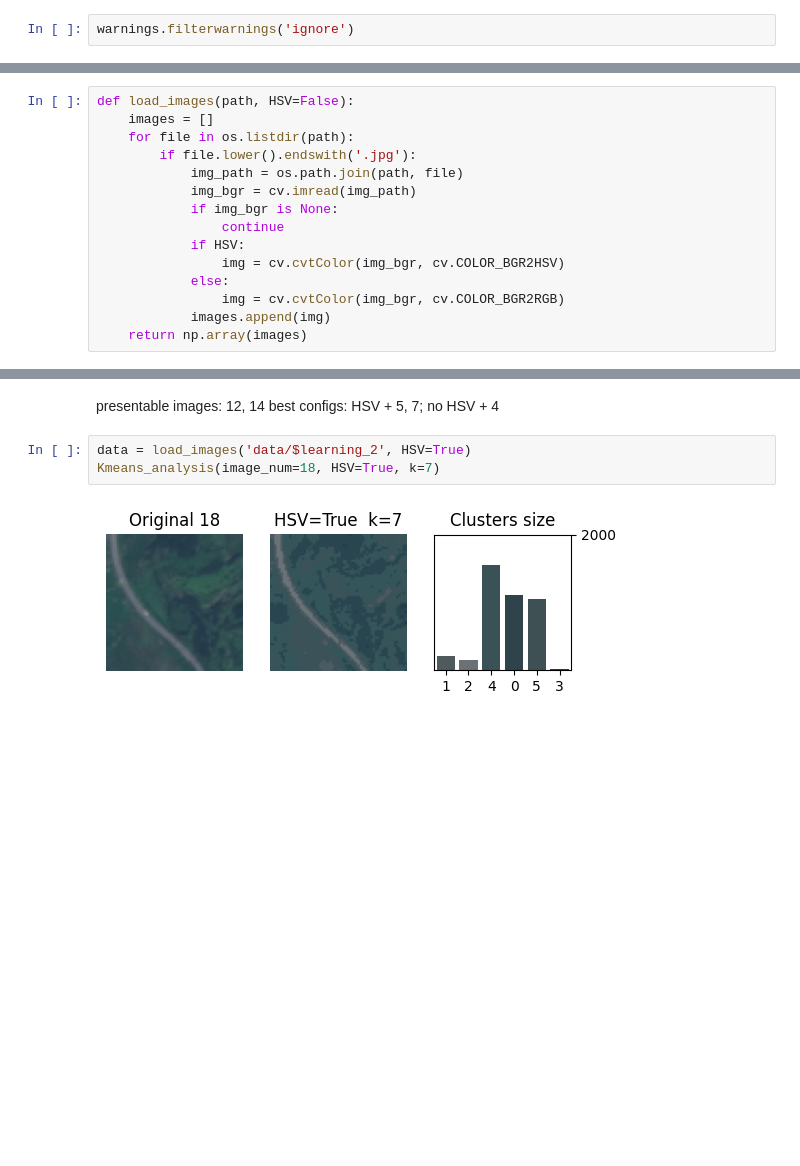
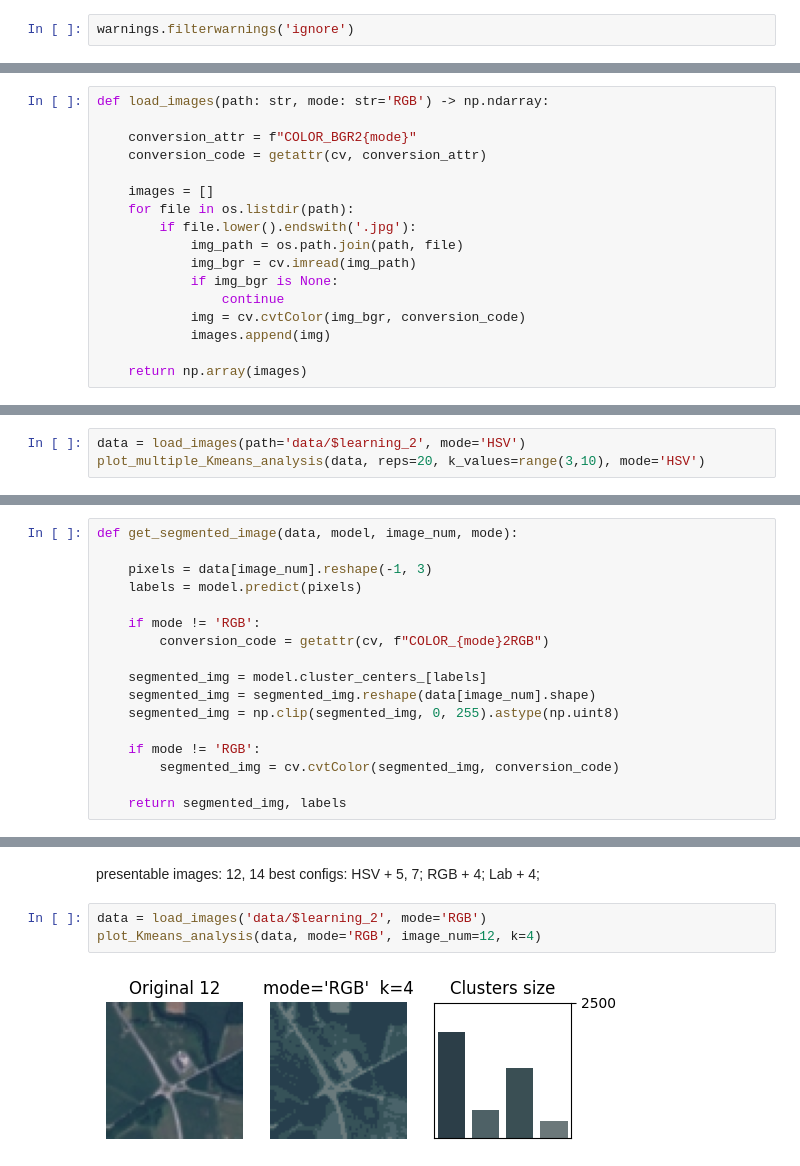
Before and after one commit to Toasunzce/satellite-image-segmentation, a Jupyter notebook: testing.ipynb, the cells around one changed output, grey strips where cells are left out. Cells and saved outputs as stored; diff of their text form; blank space fills up the shorter version.

```diff
--- a/testing.ipynb
+++ b/testing.ipynb
@@ -20,5 +19,9 @@ warnings.filterwarnings('ignore')
 # %%
-def load_images(path, HSV=False):
+def load_images(path: str, mode: str='RGB') -> np.ndarray:
+
+    conversion_attr = f"COLOR_BGR2{mode}"
+    conversion_code = getattr(cv, conversion_attr)
+
     images = []
     for file in os.listdir(path):
         if file.lower().endswith('.jpg'):
@@ -26,9 +29,7 @@ def load_images(path, HSV=False):
             img_bgr = cv.imread(img_path)
             if img_bgr is None:
                 continue
-            if HSV:
-                img = cv.cvtColor(img_bgr, cv.COLOR_BGR2HSV)
-            else:
-                img = cv.cvtColor(img_bgr, cv.COLOR_BGR2RGB)
+            img = cv.cvtColor(img_bgr, conversion_code)
             images.append(img)
+
     return np.array(images)
@@ -89,0 +87,3 @@ plt.tight_layout()
+# %%
+data = load_images(path='data/$learning_2', mode='HSV')
+plot_multiple_Kmeans_analysis(data, reps=20, k_values=range(3,10), mode='HSV')
@@ -90 +92,18 @@ plt.tight_layout()
+# %%
+def get_segmented_image(data, model, image_num, mode):
+
+    pixels = data[image_num].reshape(-1, 3)
+    labels = model.predict(pixels)
+
+    if mode != 'RGB':
+        conversion_code = getattr(cv, f"COLOR_{mode}2RGB")
+
+    segmented_img = model.cluster_centers_[labels]
+    segmented_img = segmented_img.reshape(data[image_num].shape)
+    segmented_img = np.clip(segmented_img, 0, 255).astype(np.uint8)
+
+    if mode != 'RGB':
+        segmented_img = cv.cvtColor(segmented_img, conversion_code)
+
+    return segmented_img, labels
 # %%
@@ -151,8 +165,8 @@ def Kmeans_analysis(image_num=None, HSV=False, k=4):
 # %% [markdown]
 presentable images: 12, 14
-best configs: HSV + 5, 7; no HSV + 4
+best configs: HSV + 5, 7; RGB + 4; Lab + 4;
 # %%
-data = load_images('data/$learning_2', HSV=True)
-Kmeans_analysis(image_num=18, HSV=True, k=7)
+data = load_images('data/$learning_2', mode='RGB')
+plot_Kmeans_analysis(data, mode='RGB', image_num=12, k=4)
 # %% [output]
-[figure, old version]
+[figure, new version]
```
Also changed, not shown: parts of 11 cells of this notebook.
